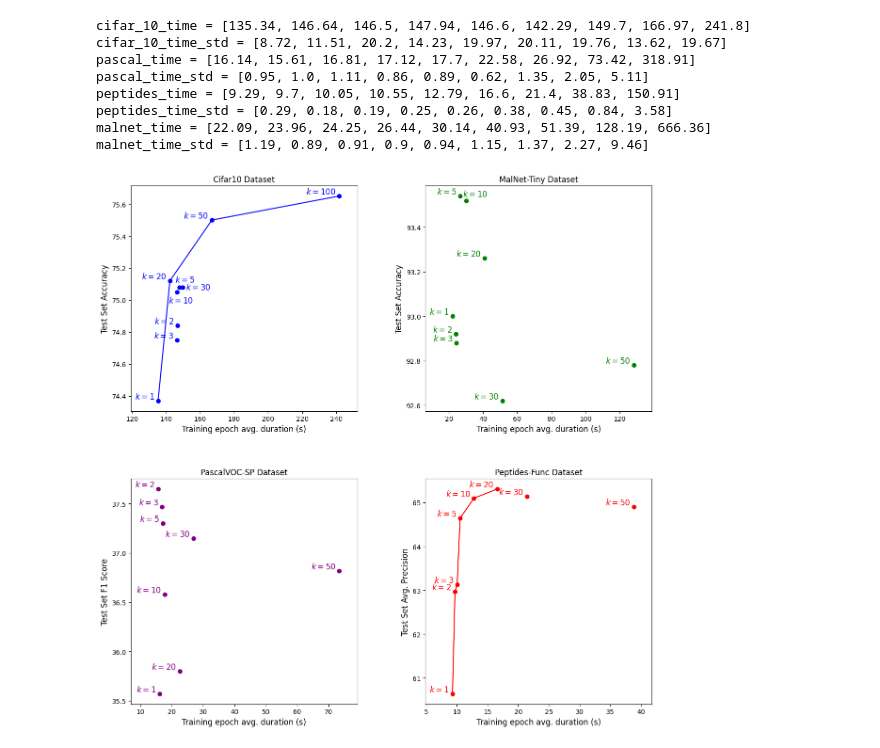
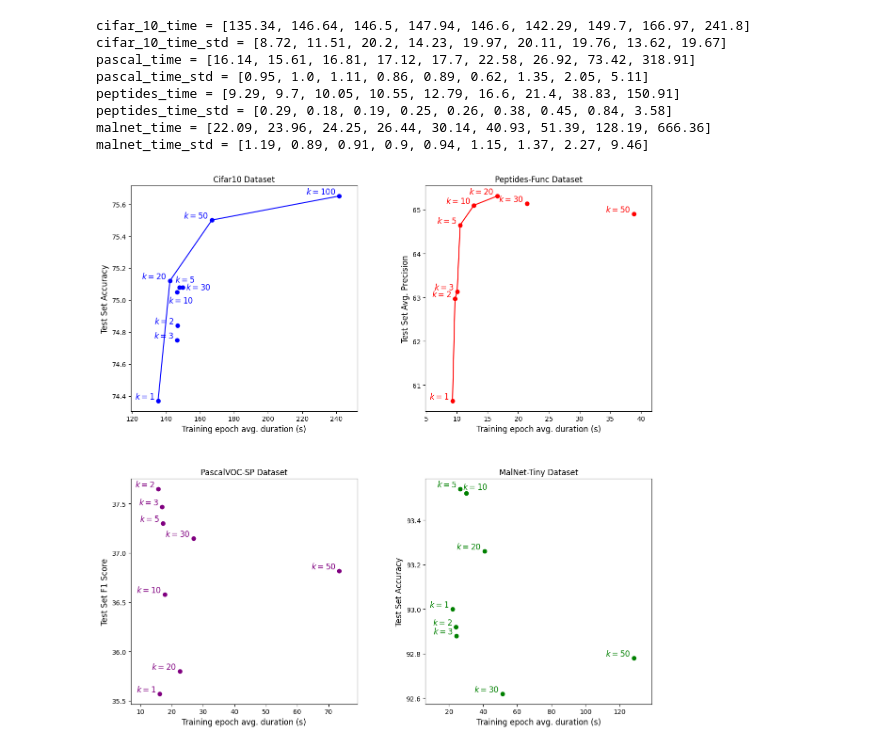
Before and after one commit to JonasDeSchouwer/MSc-thesis, a Jupyter notebook: plotting.ipynb, the cells around one changed output. Drawn from its saved outputs; the diff is of its cells as text; code cells hidden in the pictures.

```diff
--- a/plotting.ipynb
+++ b/plotting.ipynb
@@ -114,33 +114,33 @@ def plot_performance_time(ax, time, performance, ks, dataset_name, color, ylabel
                 dx, dy = 0.05,0.01
                 ha, va = 'center', 'bottom'
         ax.text(time[i]+dx*time_delta, performance[i]+dy*performance_delta, f'$k={k}$', fontsize=12, color=color, ha=ha, va=va)
 
     ax.set_xlabel('Training epoch avg. duration (s)', fontsize=12)
     ax.set_ylabel(ylabel, fontsize=12)
     ax.set_title(f'{dataset_name} Dataset')
 
 # Create a figure and 4 subplots (2 row, 2 columns)
 fig, axes = plt.subplots(2, 2, figsize=(12, 12))
 
 # Plot for CIFAR10 in the first subplot
 plot_performance_time(axes[0][0], cifar10_time, cifar10_performance, ks, 'Cifar10', 'blue', ylabel='Test Set Accuracy')
 
 # Plot for MalNet in the second subplot
-plot_performance_time(axes[0][1], malnet_time, malnet_performance, ks[:-1], 'MalNet-Tiny', 'green', ylabel='Test Set Accuracy', draw_pareto_frontier=False)
+plot_performance_time(axes[1][1], malnet_time, malnet_performance, ks[:-1], 'MalNet-Tiny', 'green', ylabel='Test Set Accuracy', draw_pareto_frontier=False)
 
 # Plot for Pascal in the third subplot
 plot_performance_time(axes[1][0], pascal_time, pascal_performance, ks[:-1], 'PascalVOC-SP', 'purple', ylabel='Test Set F1 Score', draw_pareto_frontier=False)
 
 # Plot for Peptides in the fourth subplot
-plot_performance_time(axes[1][1], peptides_time, peptides_performance, ks[:-1], 'Peptides-Func', 'red', ylabel='Test Set Avg. Precision')
+plot_performance_time(axes[0][1], peptides_time, peptides_performance, ks[:-1], 'Peptides-Func', 'red', ylabel='Test Set Avg. Precision')
 
 # Adjust the layout to prevent overlap
 plt.tight_layout()
 
 # Put a little space between the plots
 plt.subplots_adjust(hspace=0.3, wspace=0.3)
 
 # Display the plot
 plt.show()
 # %% [output]
-[figure, old version]
+[figure, new version]
```
Also changed, not shown: 2 other files.
